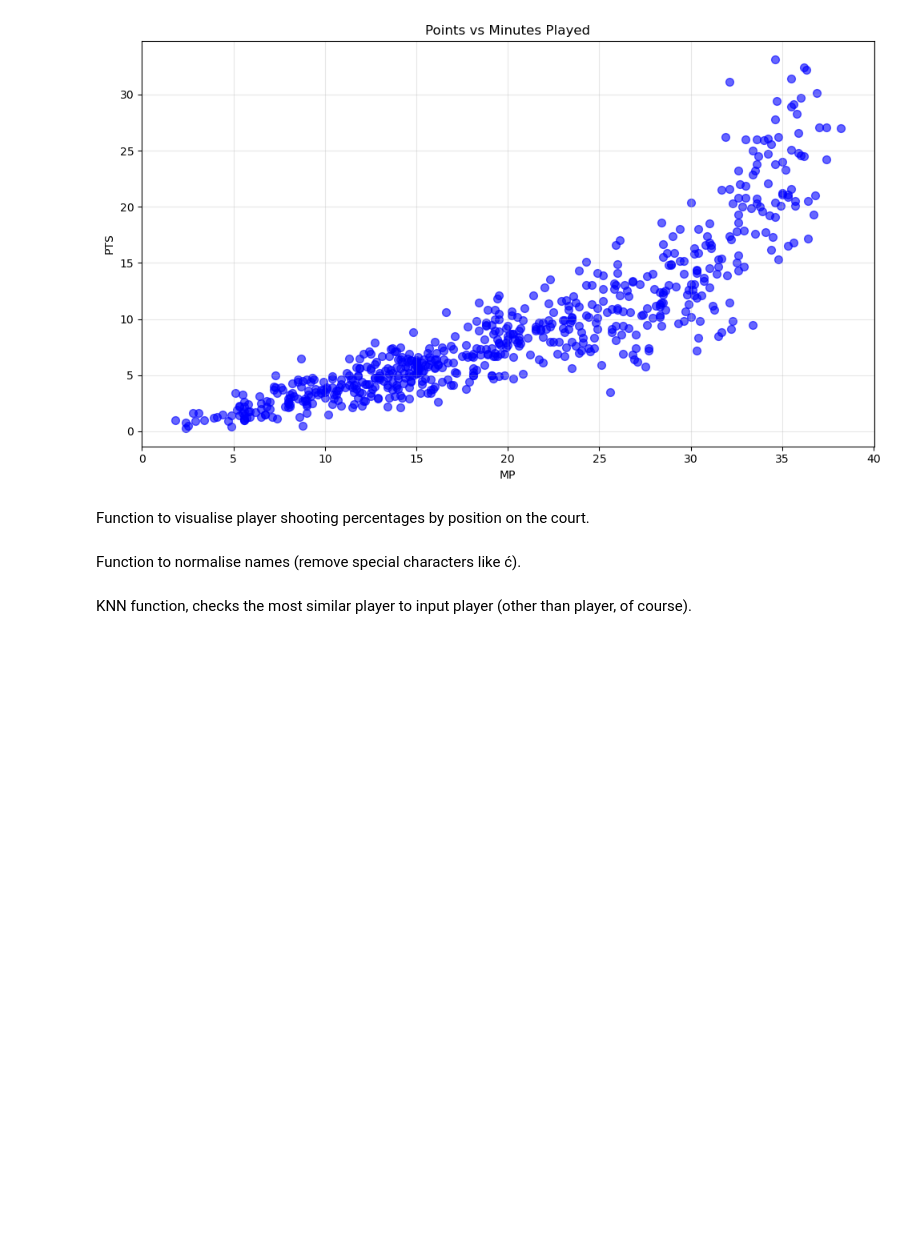
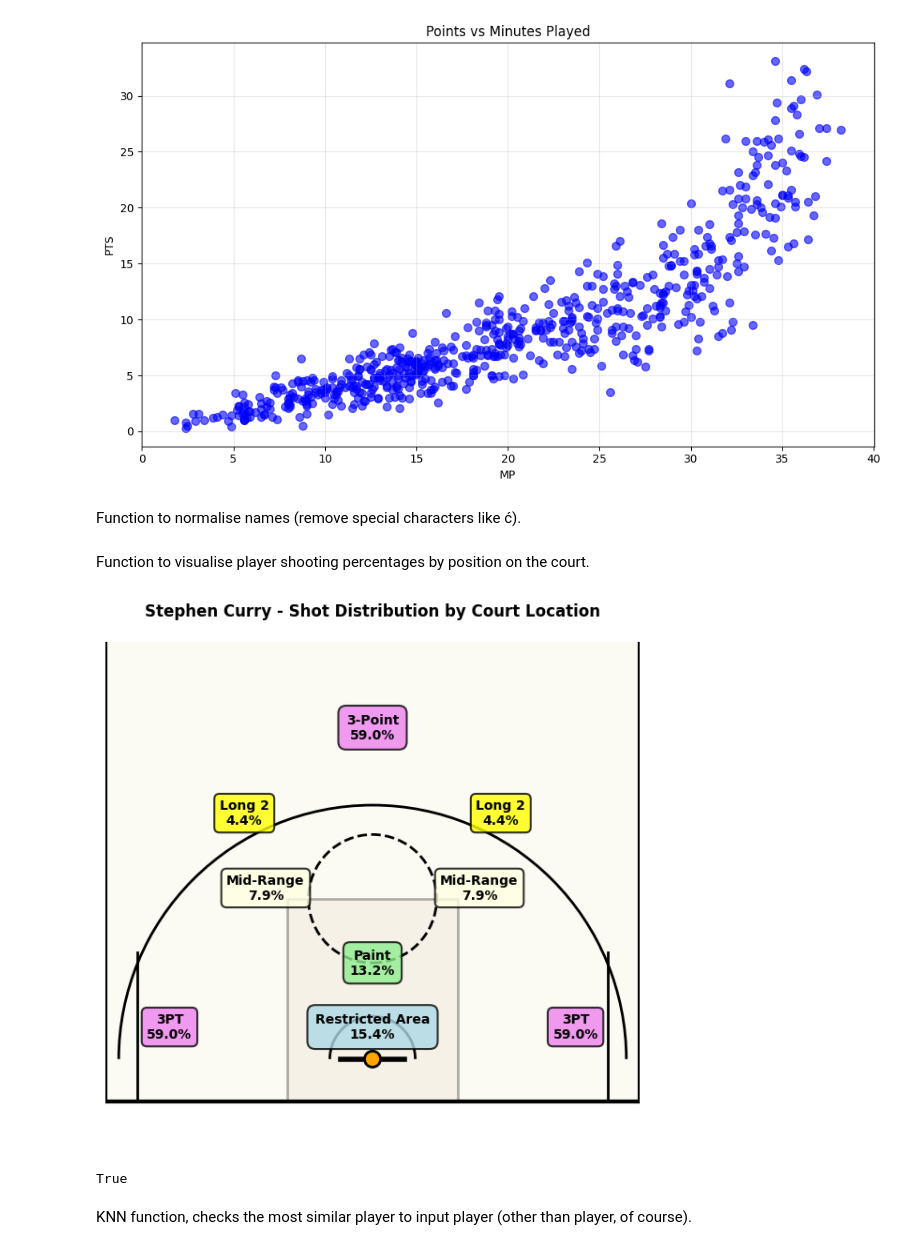
Before and after one commit to Konrad-Rejman/CS4042-Assessment-2, a Jupyter notebook: main.ipynb, the cells around one changed output. Drawn from its saved outputs; the diff is of its cells as text; code cells hidden in the pictures; blank space fills up the shorter version.

Commit message:
Added back Steph

```diff
--- a/main.ipynb
+++ b/main.ipynb
@@ -546,3 +546,5 @@ create_scatter_plot(p, 'MP', 'PTS', title='Points vs Minutes Played')
 # %% [output]
 Example:
 [figure]
+# %% [markdown]
+Function to normalise names (remove special characters like ć).
@@ -643,32 +653,35 @@ def visualize_player_shooting_positions(df, player_name, figsize=(6, 6)):
 
     # Paint (Non-RA)
     ax.text(0, 6.5, f"Paint\n{zones['Paint (Non-RA)']:.1f}%", ha='center', va='center', fontsize=small, weight='bold', bbox=dict(boxstyle='round,pad=0.5', facecolor='lightgreen', alpha=0.8, edgecolor='black', linewidth=1.5))
 
     # Mid-Range
     ax.text(-5, 10, f"Mid-Range\n{zones['Mid-Range']:.1f}%", ha='center', va='center', fontsize=small, weight='bold', bbox=dict(boxstyle='round,pad=0.4', facecolor='lightyellow', alpha=0.8, edgecolor='black', linewidth=1.5))
     ax.text(5, 10, f"Mid-Range\n{zones['Mid-Range']:.1f}%", ha='center', va='center', fontsize=small, weight='bold', bbox=dict(boxstyle='round,pad=0.4', facecolor='lightyellow', alpha=0.8, edgecolor='black', linewidth=1.5))
 
     # Long Mid-Range
     ax.text(-6, 13.5, f"Long 2\n{zones['Long Mid-Range']:.1f}%", ha='center', va='center', fontsize=small, weight='bold', bbox=dict(boxstyle='round,pad=0.4', facecolor='yellow', alpha=0.8, edgecolor='black', linewidth=1.5))
     ax.text(6, 13.5, f"Long 2\n{zones['Long Mid-Range']:.1f}%", ha='center', va='center', fontsize=small, weight='bold', bbox=dict(boxstyle='round,pad=0.4', facecolor='yellow', alpha=0.8, edgecolor='black', linewidth=1.5))
 
     # 3-Point zones
     ax.text(-9.5, 3.5, f"3PT\n{zones['3-Point']:.1f}%", ha='center', va='center', fontsize=small, weight='bold', bbox=dict(boxstyle='round,pad=0.4', facecolor='violet', alpha=0.8, edgecolor='black', linewidth=1.5))
     ax.text(9.5, 3.5, f"3PT\n{zones['3-Point']:.1f}%", ha='center', va='center', fontsize=small, weight='bold', bbox=dict(boxstyle='round,pad=0.4', facecolor='violet', alpha=0.8, edgecolor='black', linewidth=1.5))
     ax.text(0, 17.5, f"3-Point\n{zones['3-Point']:.1f}%", ha='center', va='center', fontsize=small, weight='bold', bbox=dict(boxstyle='round,pad=0.6', facecolor='violet', alpha=0.8, edgecolor='black', linewidth=1.5))
 
     #can adjust these dimensions as needed but generally works fine for visualisation
 
     # Add court background color
     court_bg = patches.Rectangle((-12.5, 0), 25, 23.5, linewidth=0,
                                  facecolor='beige', alpha=0.3, zorder=-1)
     ax.add_patch(court_bg)
 
     ax.set_title(f"{player_name} - Shot Distribution by Court Location", fontsize=12, weight='bold', pad=20)
     ax.axis('off')
     plt.tight_layout()
     plt.show()
 
     return True
+
+visualize_player_shooting_positions(df, "Stephen Curry")
+# %% [output]
+[figure, added]
+True
-# %% [markdown]
-Function to normalise names (remove special characters like ć).
```
Also changed, not shown: parts of 3 cells of this notebook.
